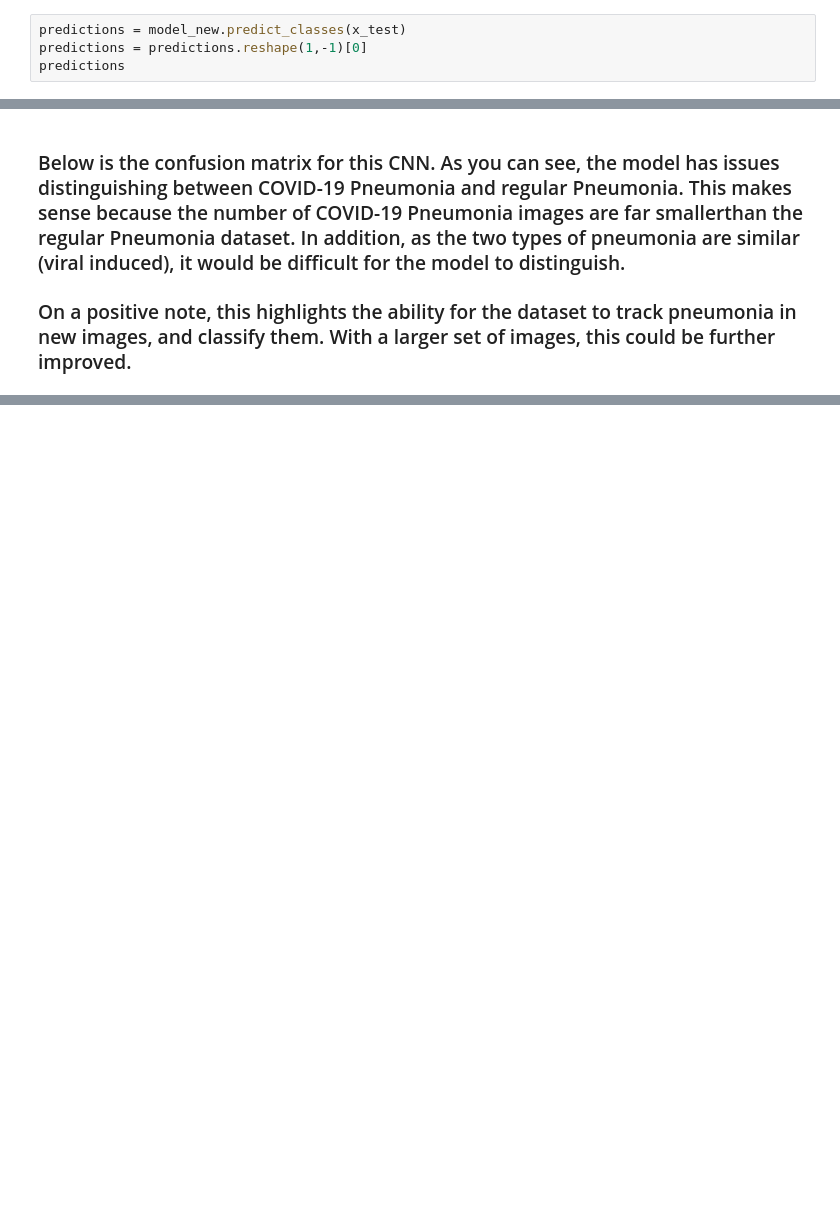
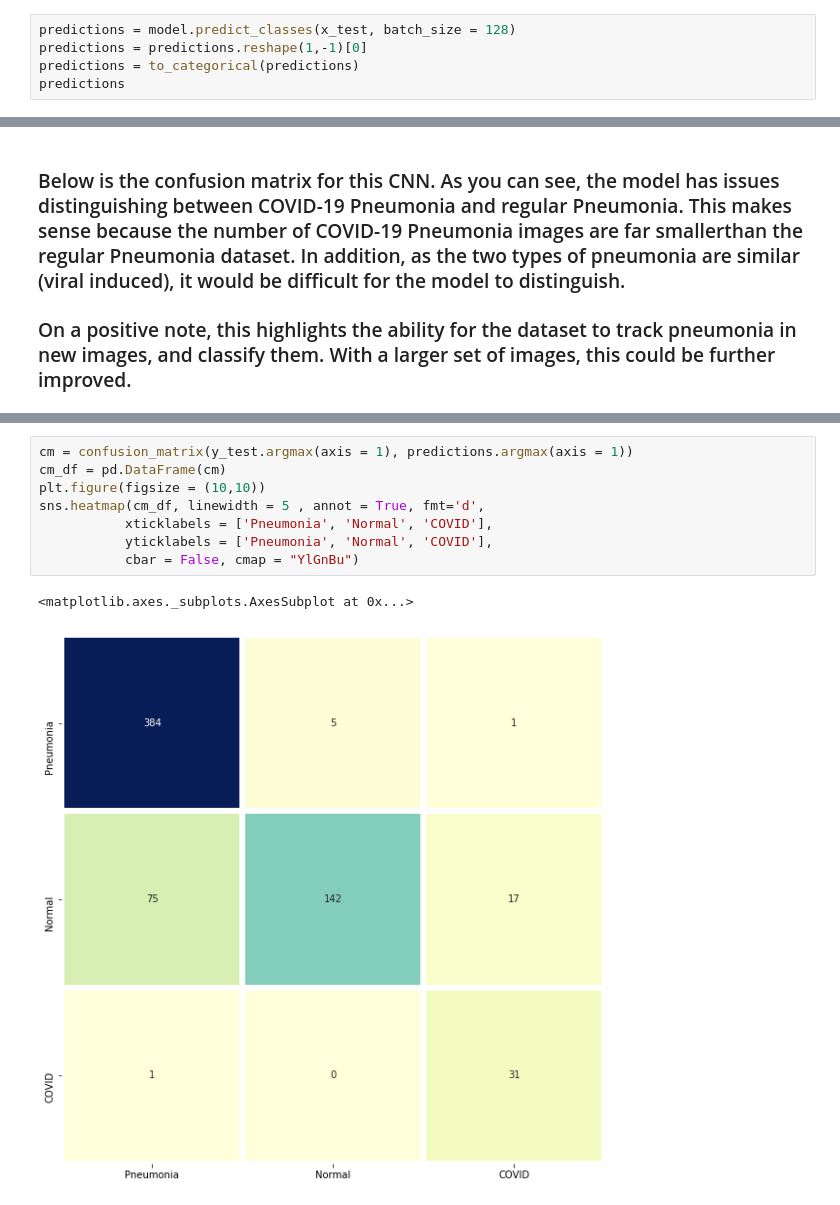
Before and after one commit to ta-data-bcn/Project-Week-8-Final-Project, a Jupyter notebook: your-project/Notebooks/02 Image Processing_CNN Pneumonia_and_COVID19.ipynb, the cells around one changed output, grey strips where cells are left out. Saved outputs shown, nothing was run; the diff lists cells and outputs as text; blank space fills up the shorter version.

```diff
--- a/your-project/Notebooks/02 Image Processing_CNN Pneumonia_and_COVID19.ipynb
+++ b/your-project/Notebooks/02 Image Processing_CNN Pneumonia_and_COVID19.ipynb
@@ -332,5 +357,6 @@ validation_accuracy 0.5384615659713745
 # %%
-predictions = model_new.predict_classes(x_test)
+predictions = model.predict_classes(x_test, batch_size = 128)
 predictions = predictions.reshape(1,-1)[0]
+predictions = to_categorical(predictions)
 predictions
 # %% [output]
@@ -410,0 +412,11 @@ plt.show()
+# %%
+cm = confusion_matrix(y_test.argmax(axis = 1), predictions.argmax(axis = 1))
+cm_df = pd.DataFrame(cm)
+plt.figure(figsize = (10,10))
+sns.heatmap(cm_df, linewidth = 5 , annot = True, fmt='d',
+           xticklabels = ['Pneumonia', 'Normal', 'COVID'],
+           yticklabels = ['Pneumonia', 'Normal', 'COVID'],
+           cbar = False, cmap = "YlGnBu")
+# %% [output]
+<matplotlib.axes._subplots.AxesSubplot at 0x...>
+[figure, added]
```
Also changed, not shown: parts of 66 cells of this notebook, 2 other files.
